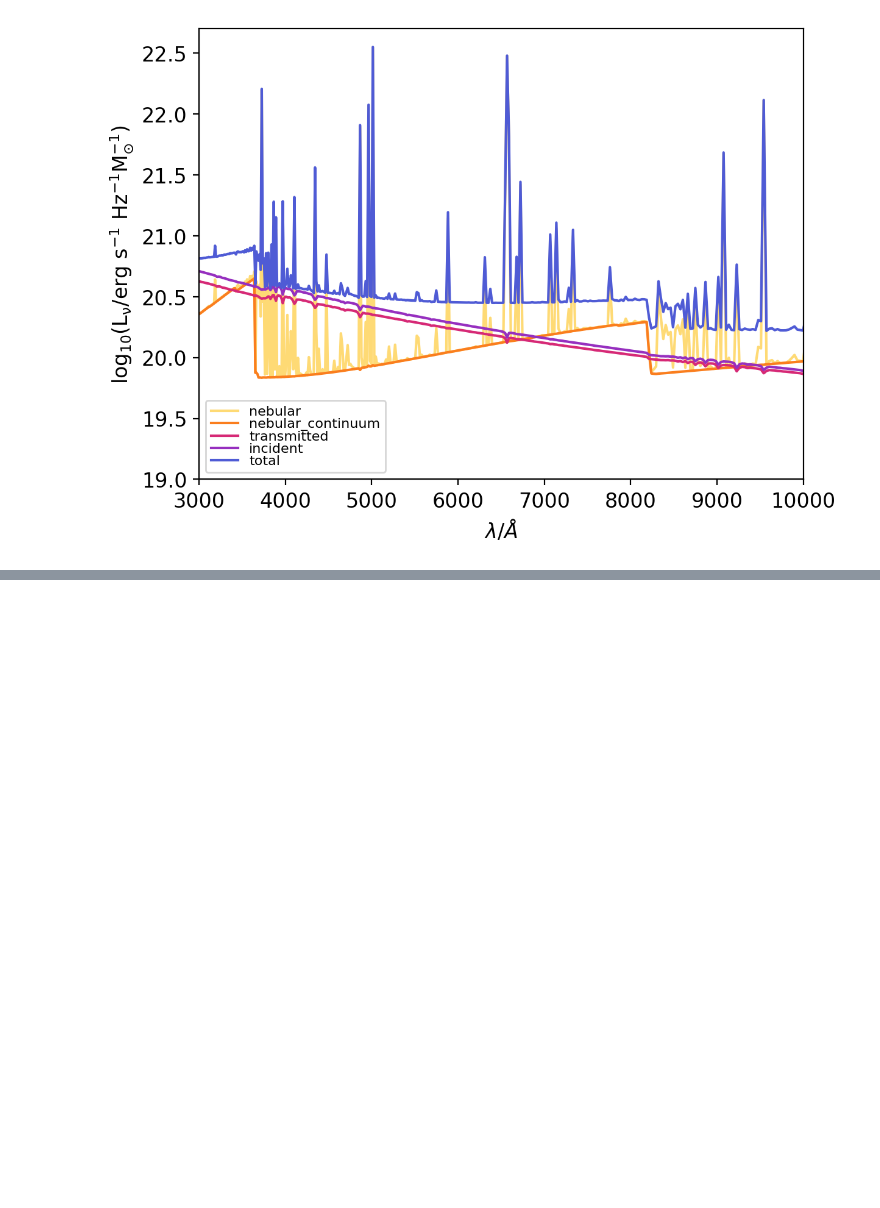
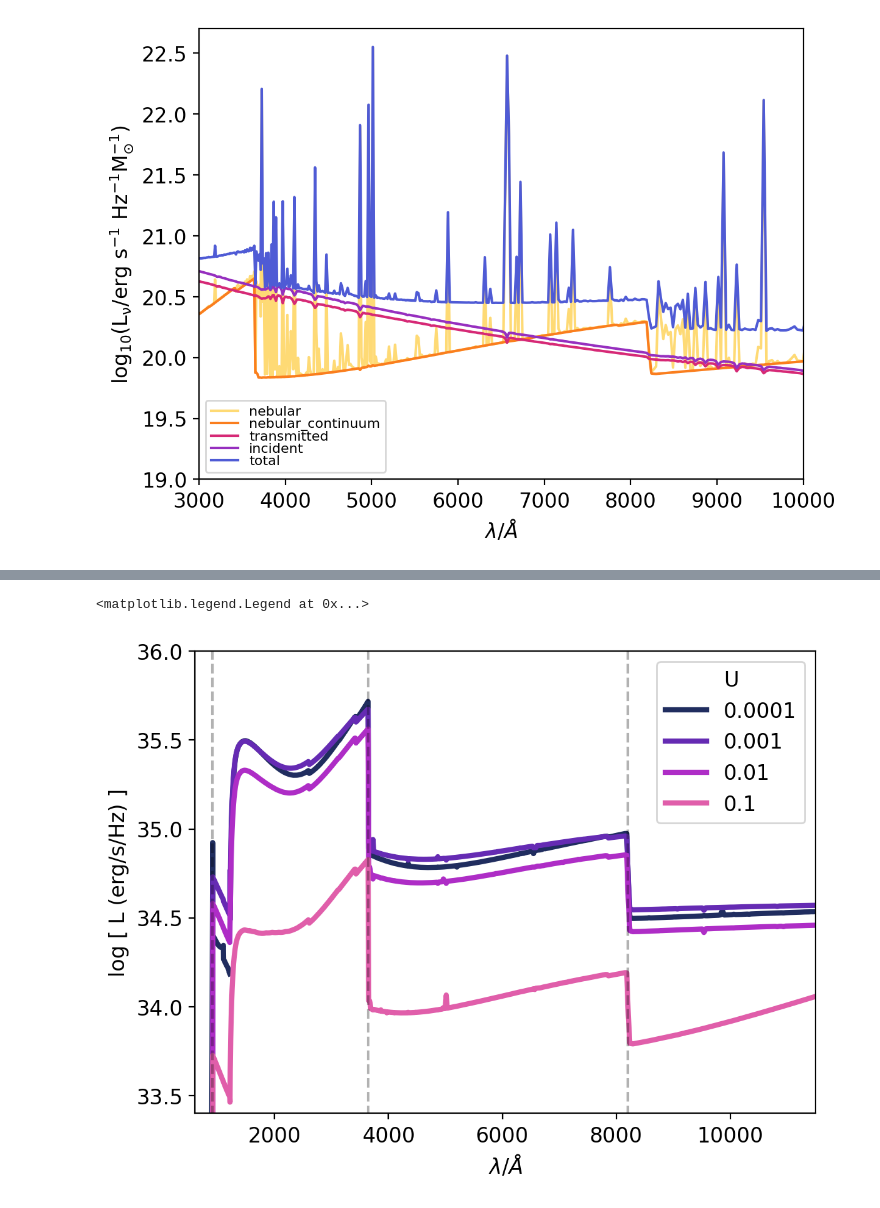
Before and after one commit to sophie-newman/cloudy-maraston, a Jupyter notebook: notebooks/notebook1_explore_maraston_grids.ipynb, the cells around one changed output, grey strips where cells are left out. Drawn from its saved outputs; the diff is of its cells as text; code cells hidden in the pictures; blank space fills up the shorter version.

```diff
--- a/notebooks/notebook1_explore_maraston_grids.ipynb
+++ b/notebooks/notebook1_explore_maraston_grids.ipynb
@@ -191,0 +292,38 @@ plt.xlim(left=3000, right=10000)
+# %%
+colors = cmr.take_cmap_colors('cmr.bubblegum', len(grid_fixed.ionisation_parameter), cmap_range=(0.1, 0.7), return_fmt='hex')
+
+alphas = [0.2, 0.4, 0.6, 0.8]
+
+Z = 0.02
+log10age = 6
+
+for iU, U in enumerate(grid_fixed.ionisation_parameter):
+
+    grid_point = grid_fixed.get_grid_point((log10age, Z, U))
+
+    cont = grid_fixed.get_spectra(grid_point, spectra_id="nebular_continuum")
+
+    cont_lum = cont.luminosity
+
+    plt.plot(cont.lam, np.log10(cont_lum), c=colors[iU], label=U, lw=3)
+
+
+# Add line labels
+
+line_label = ['H(Ly)', 'H(Ba)', 'H(Pa)']
+line_wave = [910, 3644, 8200]
+
+for i in np.arange(len(line_wave)):
+    xpos = line_wave[i]  # x-value of the vertical line
+
+    plt.vlines(x=xpos, ymin=33, ymax=36, color='black', linestyles="dashed", alpha=0.3)
+
+plt.xlim(left=600, right=11500)
+plt.ylim(bottom=33.4, top=36)
+
+plt.ylabel('log [ L (erg/s/Hz) ]')
+plt.xlabel(r"$\lambda/\AA$")
+plt.legend(title='U', loc='upper right')
+# %% [output]
+<matplotlib.legend.Legend at 0x...>
+[figure, added]
```
Also changed, not shown: parts of 16 cells of this notebook.
